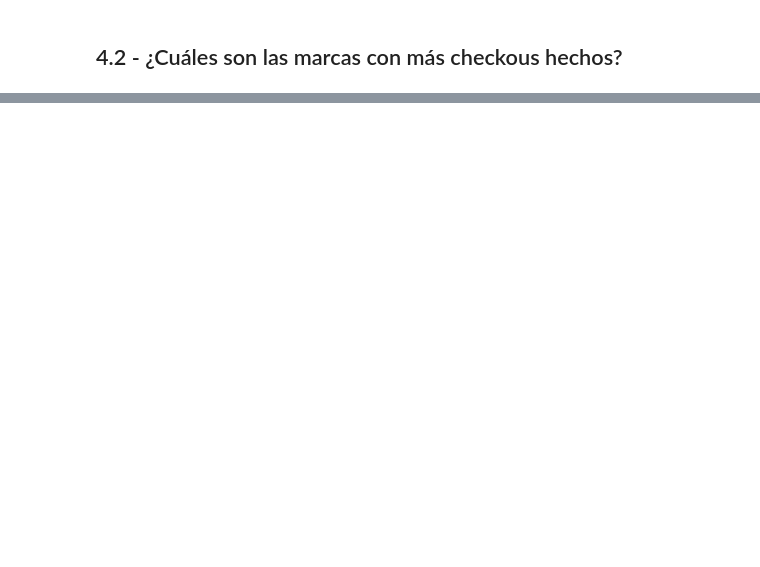
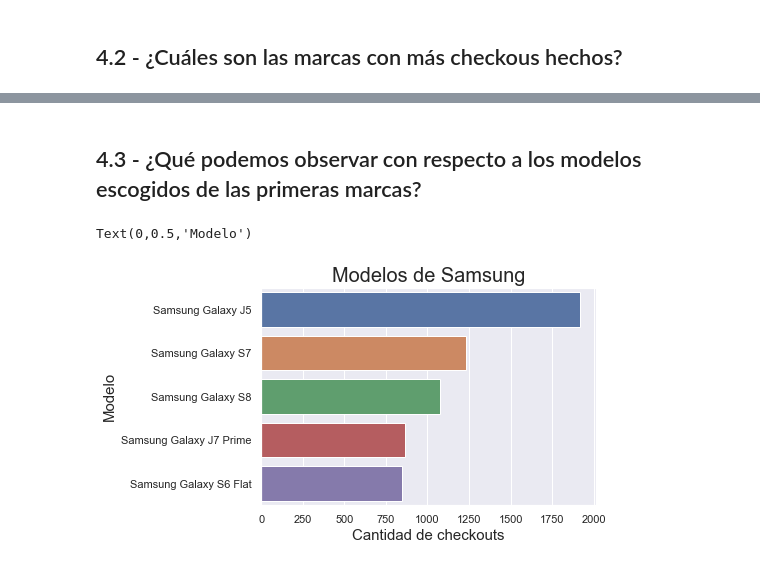
Before and after one commit to asilvestri2020/7506_2C2018, a Jupyter notebook: TP1/Informe_TP1.ipynb, the cells around one changed output, grey strips where cells are left out. Cells and saved outputs as stored; diff of their text form; code cells hidden in the pictures; blank space fills up the shorter version.

Commit message:
Modelos más buscados por marca
Continuo un poco con el detalle de los gráficos que ya estaban arrancados, luego agregaré una variante con respecto al tiempo.

```diff
--- a/TP1/Informe_TP1.ipynb
+++ b/TP1/Informe_TP1.ipynb
@@ -285,12 +294,15 @@ vendidos['marca'] = ''
+# %%
+eventos['model'].value_counts()
+eventos['marca'] = ''
 # %%
-vendidos.loc[vendidos.model.str.contains('Samsung', na=False), 'marca'] = 'Samsung'
-vendidos.loc[vendidos.model.str.contains('Motorola', na=False), 'marca'] = 'Motorola'
-vendidos.loc[vendidos.model.str.contains('Sony', na=False), 'marca'] = 'Sony'
-vendidos.loc[vendidos.model.str.contains('LG ', na=False), 'marca'] = 'LG'
-vendidos.loc[vendidos.model.str.contains('iPad', na=False), 'marca'] = 'iPad'
-vendidos.loc[vendidos.model.str.contains('Asus', na=False), 'marca'] = 'Asus'
-vendidos.loc[vendidos.model.str.contains('iPhone', na=False), 'marca'] = 'iPhone'
-vendidos.loc[vendidos.model.str.contains('Quantum', na=False), 'marca'] = 'Quantum'
-vendidos.loc[vendidos.model.str.contains('Lenovo', na=False), 'marca'] = 'Lenovo'
+eventos.loc[eventos.model.str.contains('Samsung', na=False), 'marca'] = 'Samsung'
+eventos.loc[eventos.model.str.contains('Motorola', na=False), 'marca'] = 'Motorola'
+eventos.loc[eventos.model.str.contains('Sony', na=False), 'marca'] = 'Sony'
+eventos.loc[eventos.model.str.contains('LG ', na=False), 'marca'] = 'LG'
+eventos.loc[eventos.model.str.contains('iPad', na=False), 'marca'] = 'iPad'
+eventos.loc[eventos.model.str.contains('Asus', na=False), 'marca'] = 'Asus'
+eventos.loc[eventos.model.str.contains('iPhone', na=False), 'marca'] = 'iPhone'
+eventos.loc[eventos.model.str.contains('Quantum', na=False), 'marca'] = 'Quantum'
+eventos.loc[eventos.model.str.contains('Lenovo', na=False), 'marca'] = 'Lenovo'
 # %%
 ## YA TENGO DIFERENCIADAS TODAS LAS MARCAS DE LOS PRODUCTOS QUE SE HAN COMPRADO.
@@ -305,0 +324,18 @@ g.set_ylabel("Marca del Equipo", fontsize=15)
+# %% [markdown]
+## 4.3 - ¿Qué podemos observar con respecto a los modelos escogidos de las primeras marcas?
+# %%
+checkouts = eventos.loc[eventos['event'] == 'checkout']
+## Samsung ## iPhone ## Motorola
+# %%
+checkouts_S = checkouts.loc[checkouts['marca'] == 'Samsung']
+checkouts_I = checkouts.loc[checkouts['marca'] == 'iPhone']
+checkouts_M = checkouts.loc[checkouts['marca'] == 'Motorola']
+# %%
+checkouts_SS = checkouts_S['model'].value_counts()
+g = sns.barplot(x=checkouts_SS.head(5).values, y=checkouts_SS.head(5).index, orient='h')
+g.set_title("Modelos de Samsung", fontsize=20)
+g.set_xlabel("Cantidad de checkouts", fontsize=15)
+g.set_ylabel("Modelo", fontsize=15)
+# %% [output]
+Text(0,0.5,'Modelo')
+[figure, added]
```
Also changed, not shown: parts of 17 cells of this notebook, 1 other file.
